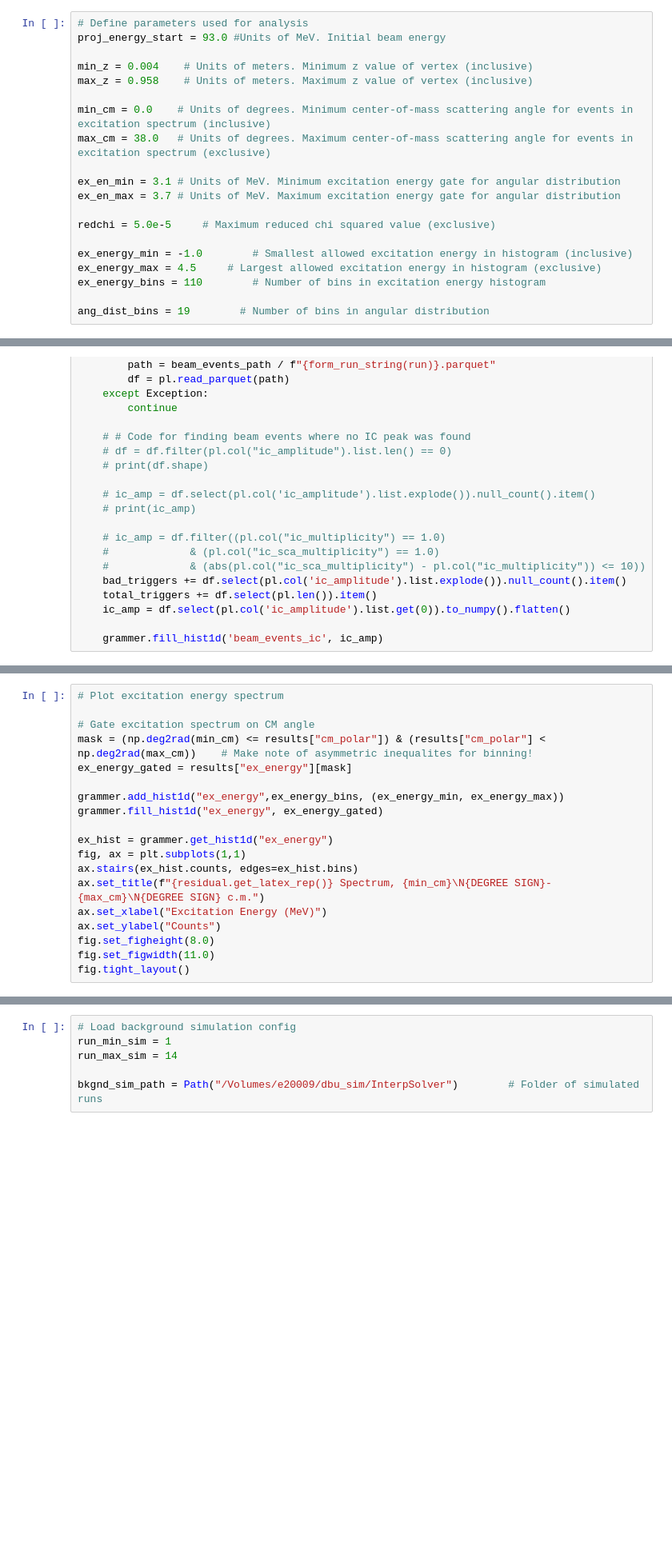
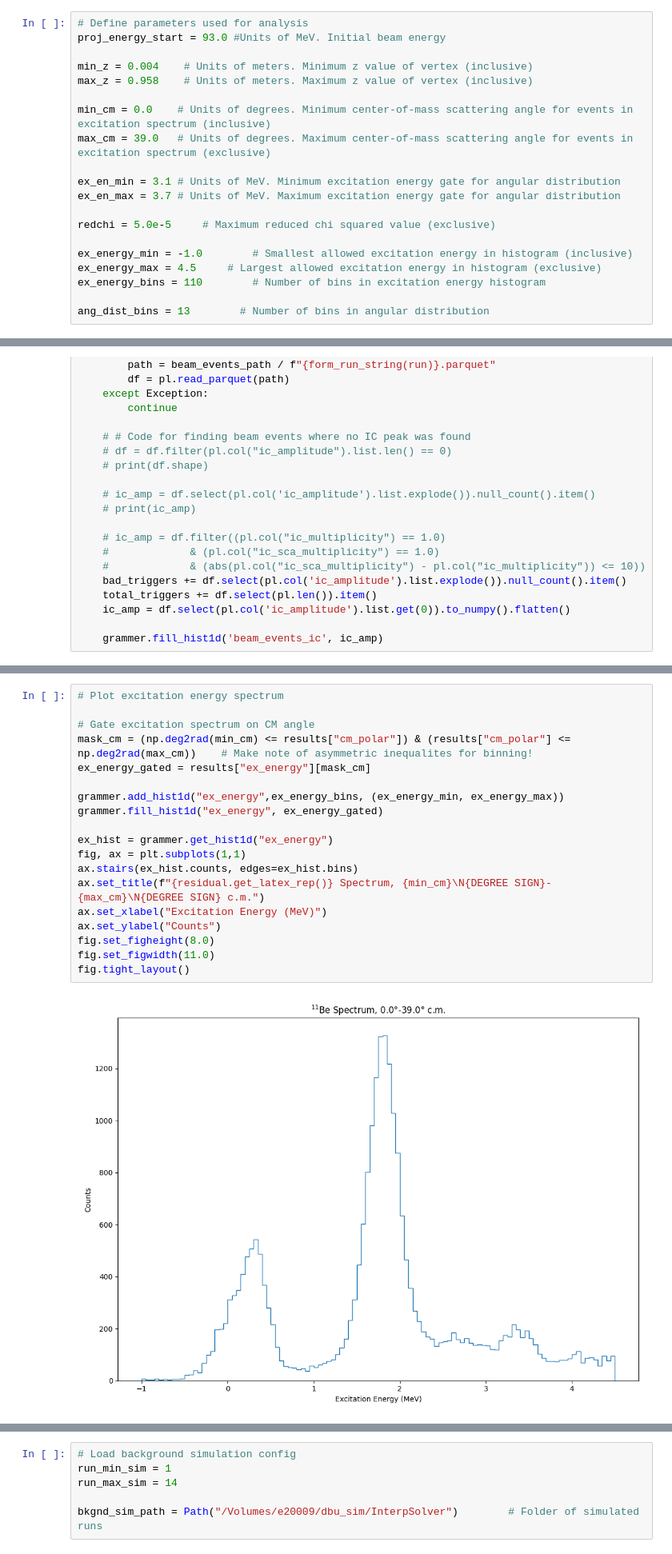
Before and after one commit to sigmanotation/e20009_analysis, a Jupyter notebook: notebooks/new_analysis.ipynb, the cells around one changed output, grey strips where cells are left out. Shown at 80% size. Drawn from its saved outputs; the diff is of its cells as text; blank space fills up the shorter version.

```diff
--- a/notebooks/new_analysis.ipynb
+++ b/notebooks/new_analysis.ipynb
@@ -69,7 +69,7 @@ min_z = 0.004    # Units of meters. Minimum z value of vertex (inclusive)
 max_z = 0.958    # Units of meters. Maximum z value of vertex (inclusive)
 
 min_cm = 0.0    # Units of degrees. Minimum center-of-mass scattering angle for events in excitation spectrum (inclusive)
-max_cm = 38.0   # Units of degrees. Maximum center-of-mass scattering angle for events in excitation spectrum (exclusive)
+max_cm = 39.0   # Units of degrees. Maximum center-of-mass scattering angle for events in excitation spectrum (exclusive)
 
 ex_en_min = 3.1 # Units of MeV. Minimum excitation energy gate for angular distribution
 ex_en_max = 3.7 # Units of MeV. Maximum excitation energy gate for angular distribution
@@ -80,7 +80,7 @@ ex_energy_min = -1.0        # Smallest allowed excitation energy in histogram (i
 ex_energy_max = 4.5     # Largest allowed excitation energy in histogram (exclusive)
 ex_energy_bins = 110        # Number of bins in excitation energy histogram
 
-ang_dist_bins = 19        # Number of bins in angular distribution
+ang_dist_bins = 13        # Number of bins in angular distribution
 # %%
 # Define parameters used for finding the cross section
 downscale_factor = 1000
@@ -339,19 +336,21 @@ fig.tight_layout()
 # %%
 # Plot excitation energy spectrum
 
 # Gate excitation spectrum on CM angle
-mask = (np.deg2rad(min_cm) <= results["cm_polar"]) & (results["cm_polar"] < np.deg2rad(max_cm))    # Make note of asymmetric inequalites for binning!
-ex_energy_gated = results["ex_energy"][mask]
+mask_cm = (np.deg2rad(min_cm) <= results["cm_polar"]) & (results["cm_polar"] <= np.deg2rad(max_cm))    # Make note of asymmetric inequalites for binning!
+ex_energy_gated = results["ex_energy"][mask_cm]
 
 grammer.add_hist1d("ex_energy",ex_energy_bins, (ex_energy_min, ex_energy_max))
 grammer.fill_hist1d("ex_energy", ex_energy_gated)
 
 ex_hist = grammer.get_hist1d("ex_energy")
 fig, ax = plt.subplots(1,1)
 ax.stairs(ex_hist.counts, edges=ex_hist.bins)
 ax.set_title(f"{residual.get_latex_rep()} Spectrum, {min_cm}\N{DEGREE SIGN}-{max_cm}\N{DEGREE SIGN} c.m.")
 ax.set_xlabel("Excitation Energy (MeV)")
 ax.set_ylabel("Counts")
 fig.set_figheight(8.0)
 fig.set_figwidth(11.0)
 fig.tight_layout()
+# %% [output]
+[figure, added]
```
Also changed, not shown: parts of 19 cells of this notebook.
